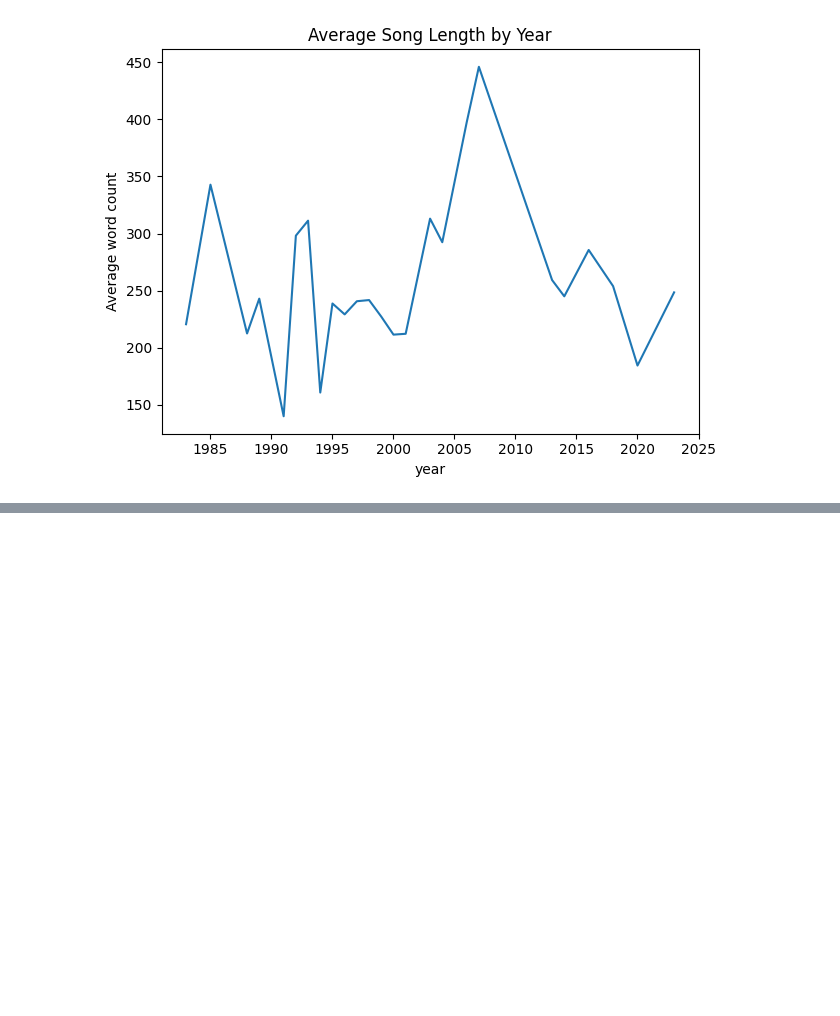
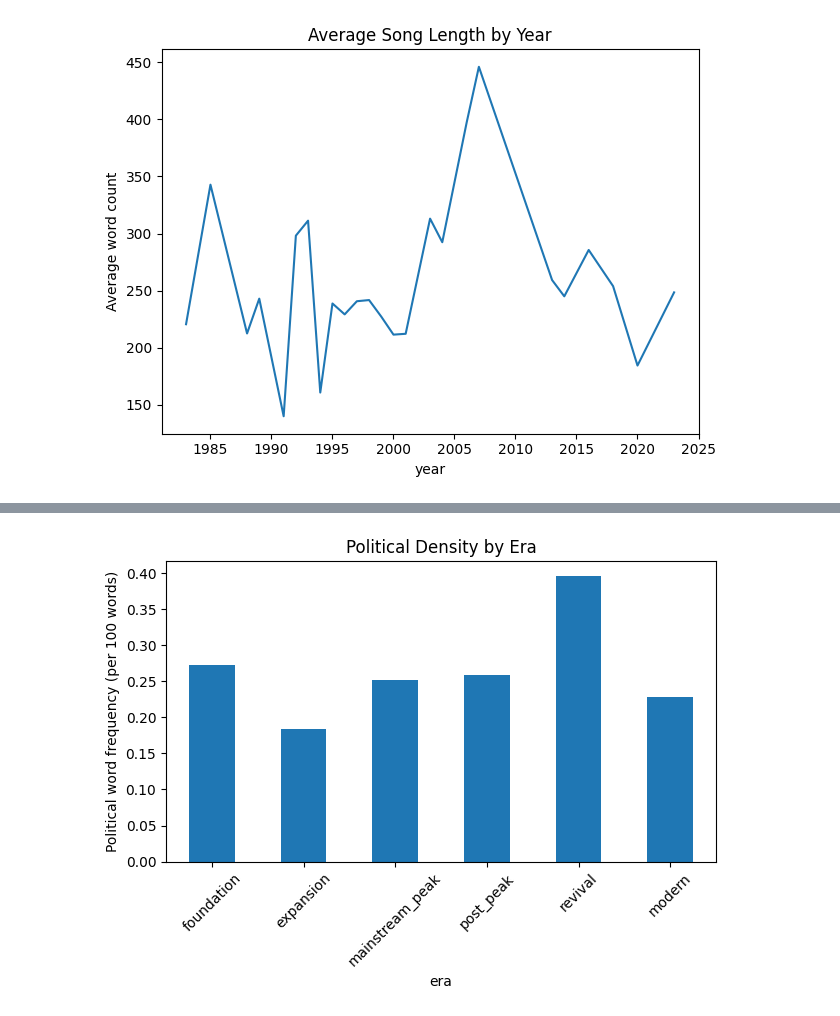
Before and after one commit to meddling-moose/third-wave-ska, a Jupyter notebook: notebooks/07_structural_evolution.ipynb, the cells around one changed output, grey strips where cells are left out. Cells and saved outputs as stored; diff of their text form; code cells hidden in the pictures; blank space fills up the shorter version.

Commit message:
found a ton of findings regarding ska. Completed the core 4 axes that I wanted to check

```diff
--- a/notebooks/07_structural_evolution.ipynb
+++ b/notebooks/07_structural_evolution.ipynb
@@ -95,0 +142,30 @@ plt.show()
+# %%
+#########################################
+### Thematic Analysis                 ###
+#########################################
+
+# Starting with a political lens -
+
+# TODO consider the inclusion of more words
+POLITICAL_WORDS = [
+    "police", "government", "state", "authority", "law", "prison", "system",
+    "fight", "riot", "protest", "rebel", "revolution", "freedom", "justice", "rights",
+    "war", "army", "soldier", "bomb", "gun"
+]
+# %%
+def political_score(text):
+    tokens = text.split()
+    if not tokens:
+        return 0
+    count = sum(tokens.count(word) for word in POLITICAL_WORDS)
+    return (count / len(tokens)) * 100
+
+df["political_score"] = df["lyrics_normalized"].apply(political_score)
+# %%
+era_political = (
+    df.groupby("era")["political_score"]
+      .mean()
+      .reindex(ERA_ORDER)
+)
+
+era_political
@@ -95,0 +181,12 @@ plt.show()
+# %%
+### Graph my political findings ###
+
+plt.figure()
+era_political.plot(kind="bar")
+plt.ylabel("Political word frequency (per 100 words)")
+plt.title("Political Density by Era")
+plt.xticks(rotation=45)
+plt.tight_layout()
+plt.show()
+# %% [output]
+[figure, added]
```
Also changed, not shown: parts of 35 cells of this notebook.
